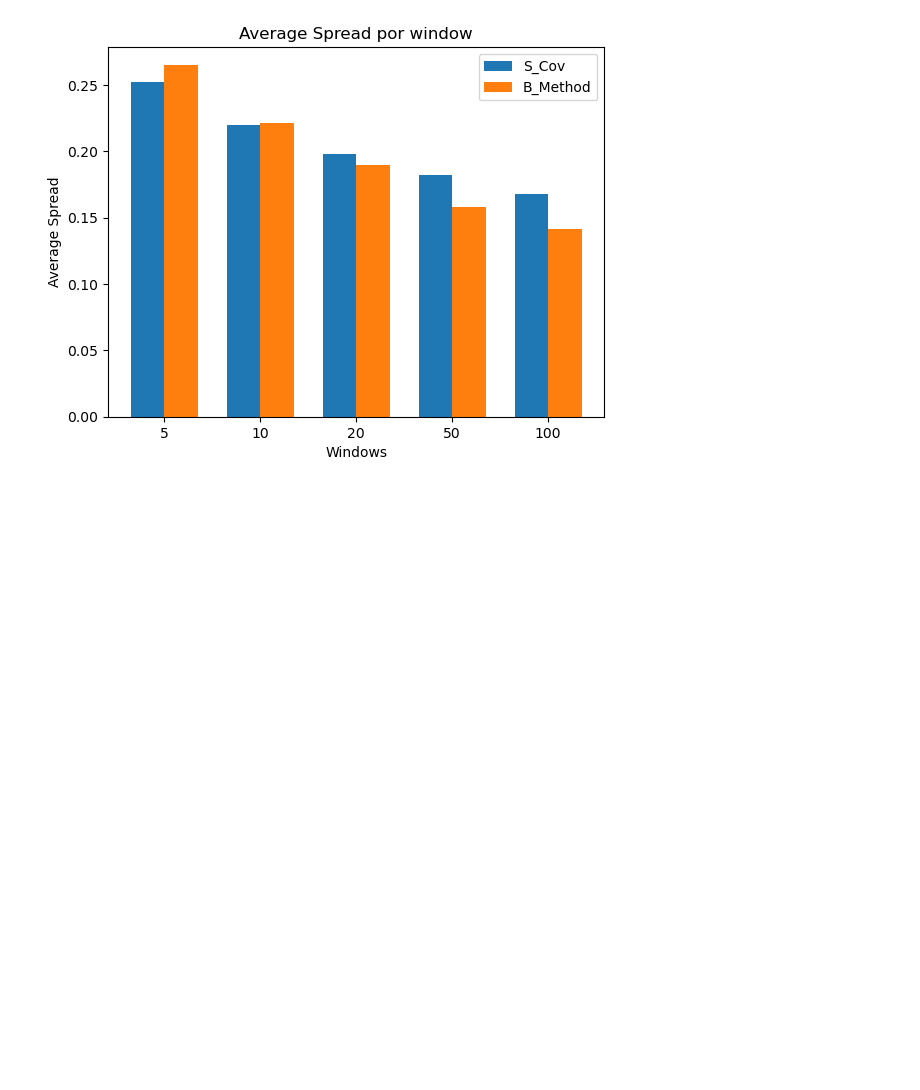
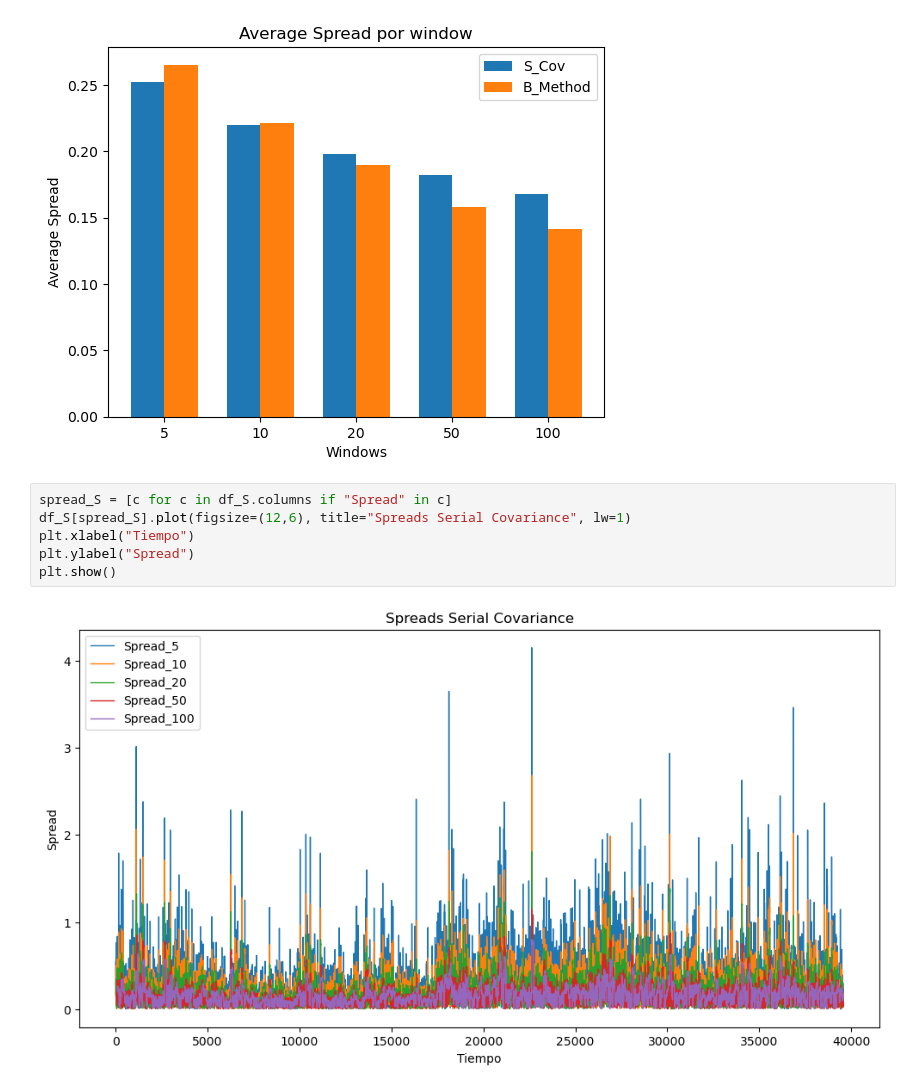
Before and after one commit to AlejandroFlpz/Microestructuras_y_sistemas_de_trading, a Jupyter notebook: Effective Spread.ipynb, the cells around one changed output. Drawn from its saved outputs; the diff is of its cells as text; blank space fills up the shorter version.

Commit message:
graficas spreads

```diff
--- a/Effective Spread.ipynb
+++ b/Effective Spread.ipynb
@@ -127,3 +127,11 @@ plt.legend()
 plt.show()
 # %% [output]
 [figure]
+# %%
+spread_S = [c for c in df_S.columns if "Spread" in c]
+df_S[spread_S].plot(figsize=(12,6), title="Spreads Serial Covariance", lw=1)
+plt.xlabel("Tiempo")
+plt.ylabel("Spread")
+plt.show()
+# %% [output]
+[figure, added]
```
Also changed, not shown: parts of 1 cell of this notebook.
